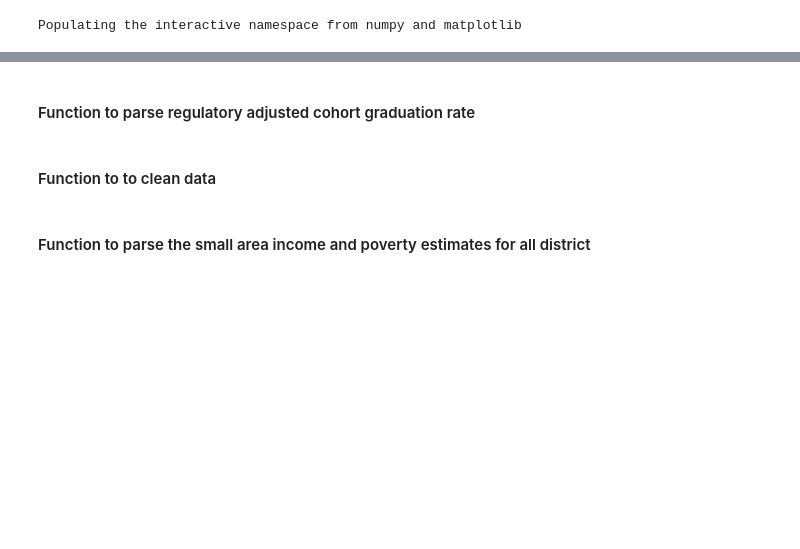
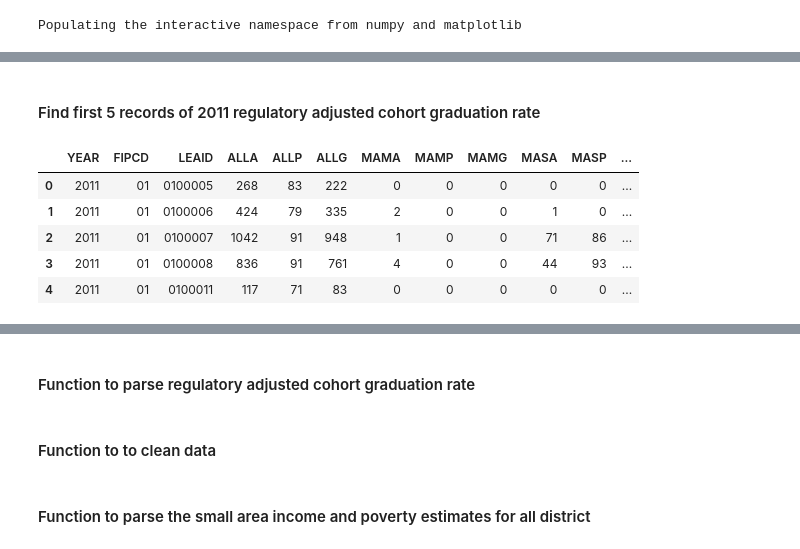
Before and after one commit to msubhabrata3/high-school-graduation-rate, a Jupyter notebook: high-school-dropout-dataset.ipynb, the cells around one changed output, grey strips where cells are left out. Cells and saved outputs as stored; diff of their text form; code cells hidden in the pictures; blank space fills up the shorter version.

```diff
--- a/high-school-dropout-dataset.ipynb
+++ b/high-school-dropout-dataset.ipynb
@@ -8,0 +74,11 @@ Populating the interactive namespace from numpy and matplotlib
+# %% [markdown]
+#### Find first 5 records of 2011 regulatory adjusted cohort graduation rate
+# %%
+df2011.iloc[:5,:18]
+# %% [output]
+|  | YEAR | FIPCD | LEAID | ALLA | ALLP | ALLG | MAMA | MAMP | MAMG | MASA | MASP | ... |
+| 0 | 2011 | 01 | 0100005 | 268 | 83 | 222 | 0 | 0 | 0 | 0 | 0 | ... |
+| 1 | 2011 | 01 | 0100006 | 424 | 79 | 335 | 2 | 0 | 0 | 1 | 0 | ... |
+| 2 | 2011 | 01 | 0100007 | 1042 | 91 | 948 | 1 | 0 | 0 | 71 | 86 | ... |
+| 3 | 2011 | 01 | 0100008 | 836 | 91 | 761 | 4 | 0 | 0 | 44 | 93 | ... |
+| 4 | 2011 | 01 | 0100011 | 117 | 71 | 83 | 0 | 0 | 0 | 0 | 0 | ... |
```
Also changed, not shown: parts of 36 cells of this notebook.
